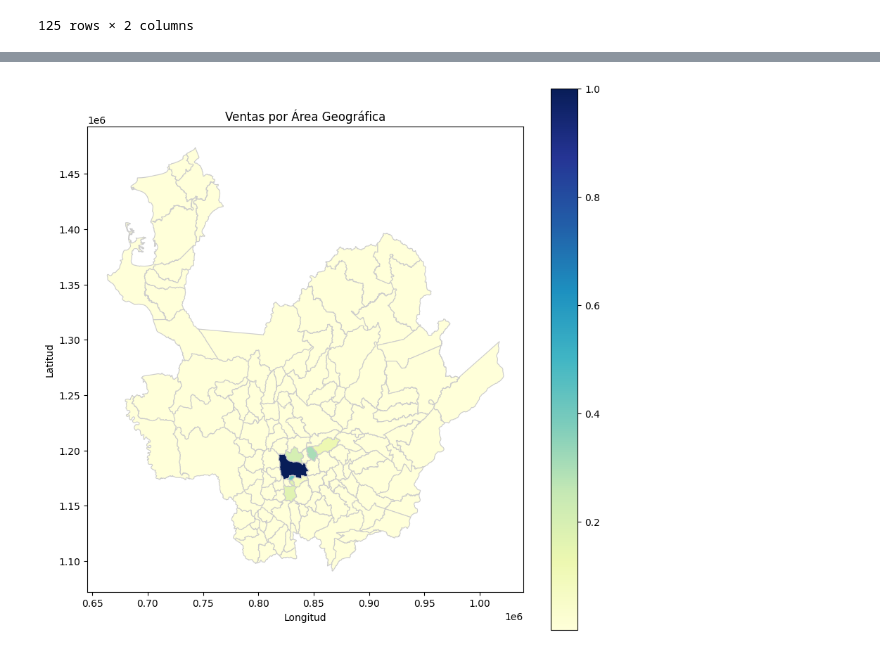
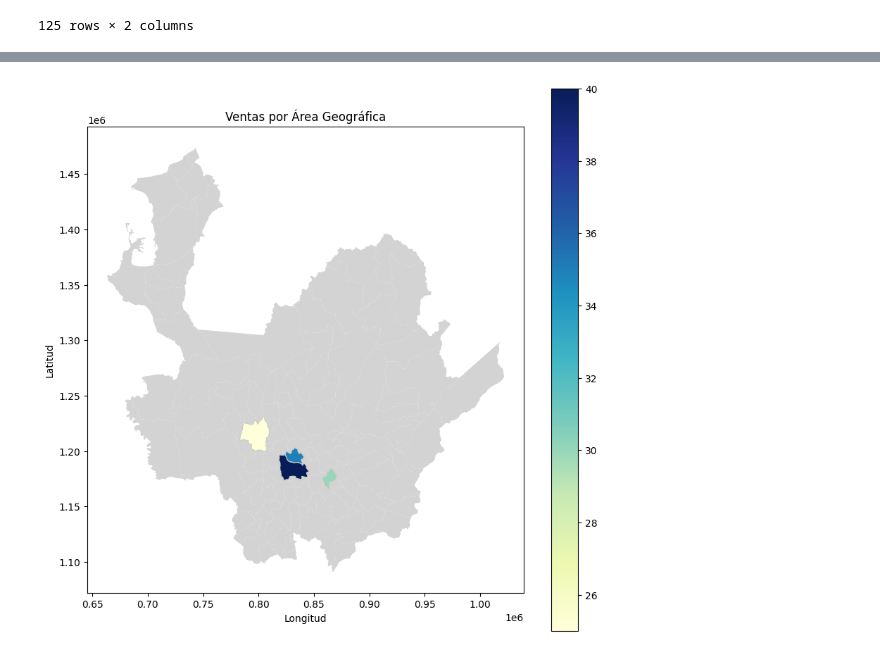
Before and after one commit to stijopa/Tesis, a Jupyter notebook: EDA_Tesis.ipynb, the cells around one changed output, grey strips where cells are left out. Cells and saved outputs as stored; diff of their text form; code cells hidden in the pictures.

```diff
--- a/EDA_Tesis.ipynb
+++ b/EDA_Tesis.ipynb
@@ -439,40 +539,33 @@ conteo
 # ventas_df = pd.DataFrame(ventas_data)
 # ventas_geo = pd.merge(Ant, ventas_data, on="COD_MPIO", how="left")
 
 # fig, ax = plt.subplots(figsize=(10, 10))
 # Ant.plot(ax=ax, color='lightgrey') ### Nueva
 # ventas_geo.plot(column="Ventas", cmap="YlGnBu", linewidth=0.8, ax=ax, edgecolor="0.8", legend=True)
 # plt.title("Ventas por Área Geográfica")
 # plt.xlabel("Longitud")
 # plt.ylabel("Latitud")
 # plt.show()
 
 #######################################
 
-# # import geopandas as gpd
-# # import pandas as pd
-# # import matplotlib.pyplot as plt
-
 # Datos en arrays de NumPy
-COD_MPIO = conteo['Municipio']
+COD_MPIO = np.array(["05042", "05440", "05088", "05001"])
 #COD_MPIO = Municios_Unicos### DEBE TENER EL MISMO TAMAÑO de las ventas.
-#ventas = conteo['Cantidad']/1000
-ventas = conteo['Cantidad']/conteo['Cantidad'].max()
-
-
+ventas = np.array([25, 30, 35, 40])
 
 # Crear DataFrame
 ventas_data = pd.DataFrame({'COD_MPIO': COD_MPIO, 'Ventas': ventas})
 
 ventas_df = pd.DataFrame(ventas_data)
 ventas_geo = pd.merge(Ant, ventas_data, on="COD_MPIO", how="left")
 
 fig, ax = plt.subplots(figsize=(10, 10))
 Ant.plot(ax=ax, color='lightgrey') ### Nueva
 ventas_geo.plot(column="Ventas", cmap="YlGnBu", linewidth=0.8, ax=ax, edgecolor="0.8", legend=True)
 plt.title("Ventas por Área Geográfica")
 plt.xlabel("Longitud")
 plt.ylabel("Latitud")
 plt.show()
 # %% [output]
-[figure, old version]
+[figure, new version]
```
Also changed, not shown: parts of 11 cells of this notebook.
